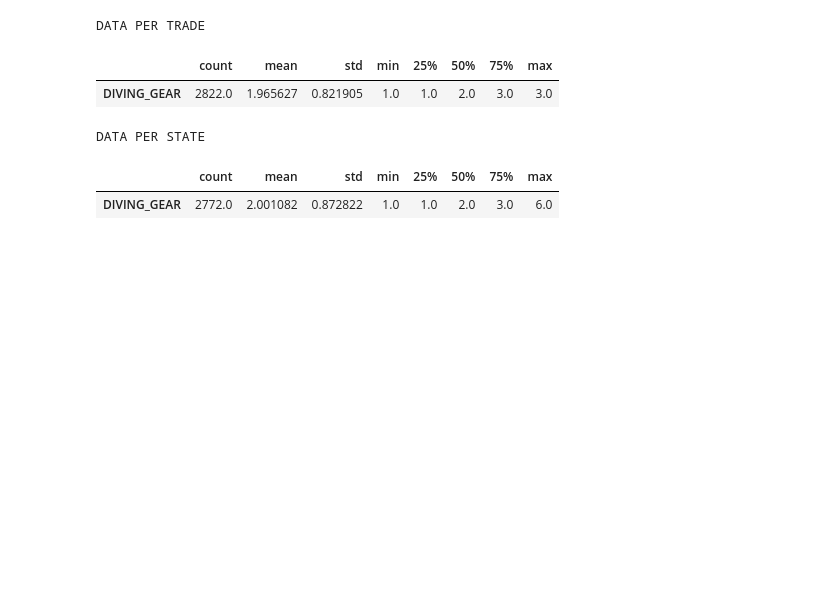
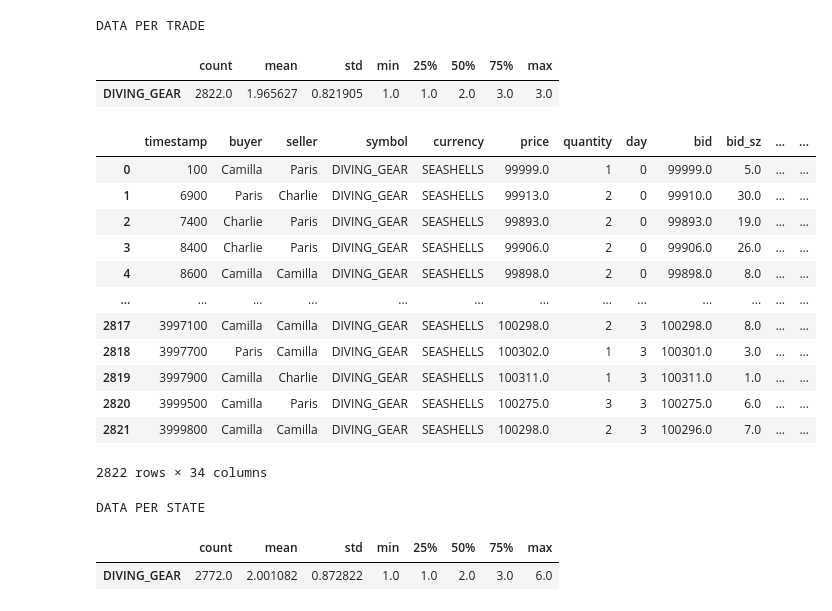
Before and after one commit to XiuLuoShen/imc_prosperity, a Jupyter notebook: Dolphins.ipynb, the cells around one changed output. Drawn from its saved outputs; the diff is of its cells as text; code cells hidden in the pictures; blank space fills up the shorter version.

```diff
--- a/Dolphins.ipynb
+++ b/Dolphins.ipynb
@@ -407,6 +426,22 @@ pd.concat(summ,axis=1).transpose()
 DATA PER TRADE
 |  | count | mean | std | min | 25% | 50% | 75% | max |
 | DIVING_GEAR | 2822.0 | 1.965627 | 0.821905 | 1.0 | 1.0 | 2.0 | 3.0 | 3.0 |
+# %%
+trades
+# %% [output]
+|  | timestamp | buyer | seller | symbol | currency | price | quantity | day | bid | bid_sz | ... | ... |
+| 0 | 100 | Camilla | Paris | DIVING_GEAR | SEASHELLS | 99999.0 | 1 | 0 | 99999.0 | 5.0 | ... | ... |
+| 1 | 6900 | Paris | Charlie | DIVING_GEAR | SEASHELLS | 99913.0 | 2 | 0 | 99910.0 | 30.0 | ... | ... |
+| 2 | 7400 | Charlie | Paris | DIVING_GEAR | SEASHELLS | 99893.0 | 2 | 0 | 99893.0 | 19.0 | ... | ... |
+| 3 | 8400 | Charlie | Paris | DIVING_GEAR | SEASHELLS | 99906.0 | 2 | 0 | 99906.0 | 26.0 | ... | ... |
+| 4 | 8600 | Camilla | Camilla | DIVING_GEAR | SEASHELLS | 99898.0 | 2 | 0 | 99898.0 | 8.0 | ... | ... |
+| ... | ... | ... | ... | ... | ... | ... | ... | ... | ... | ... | ... | ... |
+| 2817 | 3997100 | Camilla | Camilla | DIVING_GEAR | SEASHELLS | 100298.0 | 2 | 3 | 100298.0 | 8.0 | ... | ... |
+| 2818 | 3997700 | Paris | Camilla | DIVING_GEAR | SEASHELLS | 100302.0 | 1 | 3 | 100301.0 | 3.0 | ... | ... |
+| 2819 | 3997900 | Camilla | Charlie | DIVING_GEAR | SEASHELLS | 100311.0 | 1 | 3 | 100311.0 | 1.0 | ... | ... |
+| 2820 | 3999500 | Camilla | Paris | DIVING_GEAR | SEASHELLS | 100275.0 | 3 | 3 | 100275.0 | 6.0 | ... | ... |
+| 2821 | 3999800 | Camilla | Camilla | DIVING_GEAR | SEASHELLS | 100298.0 | 2 | 3 | 100296.0 | 7.0 | ... | ... |
+2822 rows × 34 columns
 # %%
 summ = []
 for sym in SYMBOLS:
```
Also changed, not shown: parts of 17 cells of this notebook, 8 other files.
